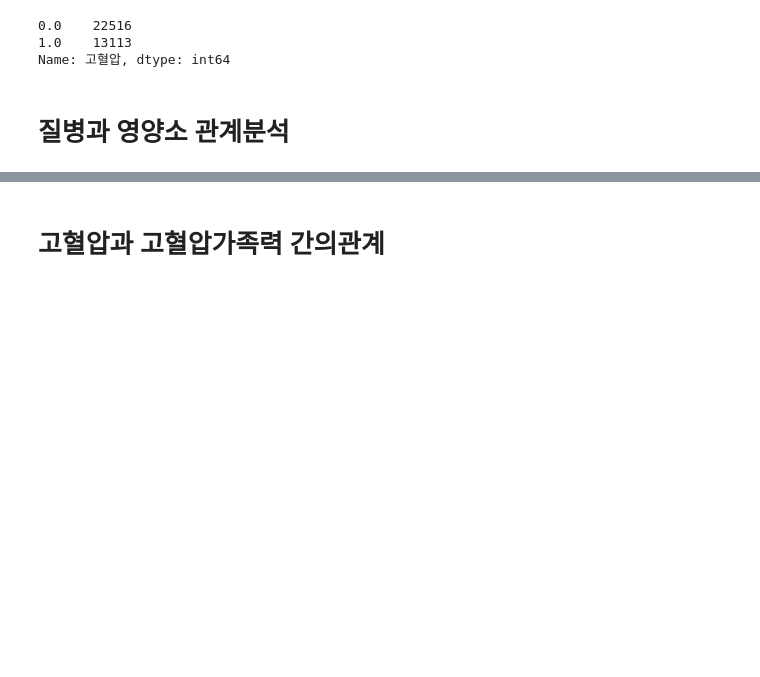
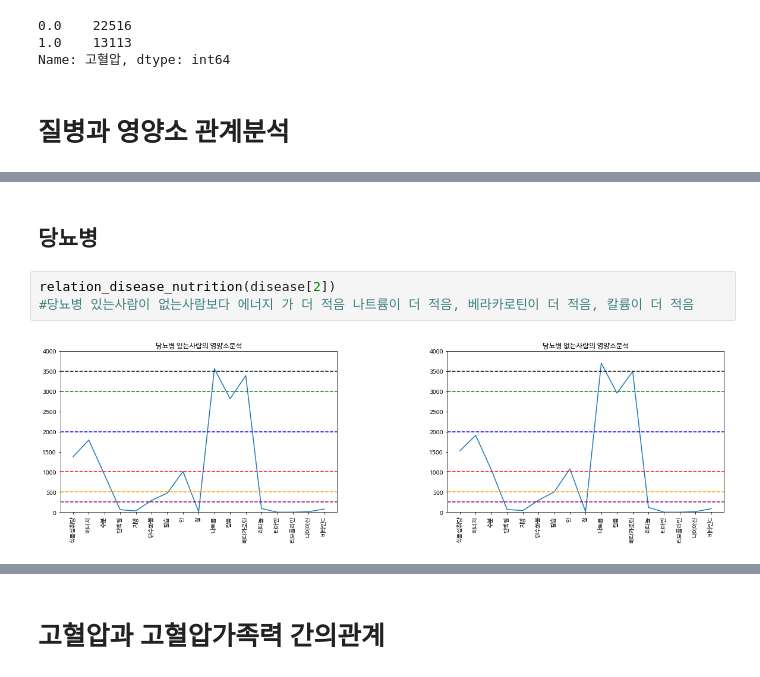
Before and after one commit to amthreeh/healthnutrition, a Jupyter notebook: nuritionC.ipynb, the cells around one changed output, grey strips where cells are left out. Drawn from its saved outputs; the diff is of its cells as text; blank space fills up the shorter version.

```diff
--- a/nuritionC.ipynb
+++ b/nuritionC.ipynb
@@ -935,0 +966,7 @@ hyperlipidemia = [
+# %% [markdown]
+## 당뇨병
+# %%
+relation_disease_nutrition(disease[2])
+#당뇨병 있는사람이 없는사람보다 에너지 가 더 적음 나트륨이 더 적음, 베라카로틴이 더 적음, 칼륨이 더 적음
+# %% [output]
+[figure, added]
```
Also changed, not shown: parts of 39 cells of this notebook.
